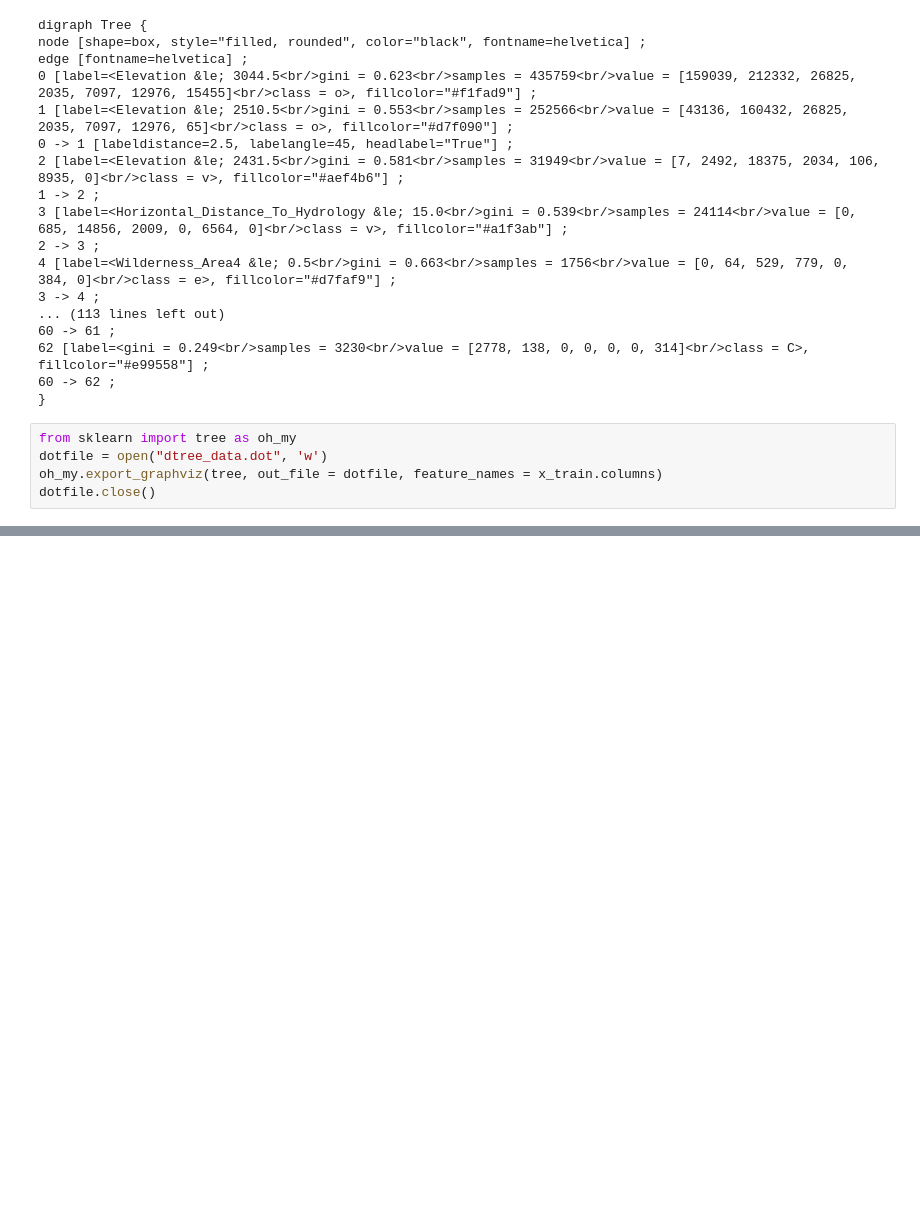
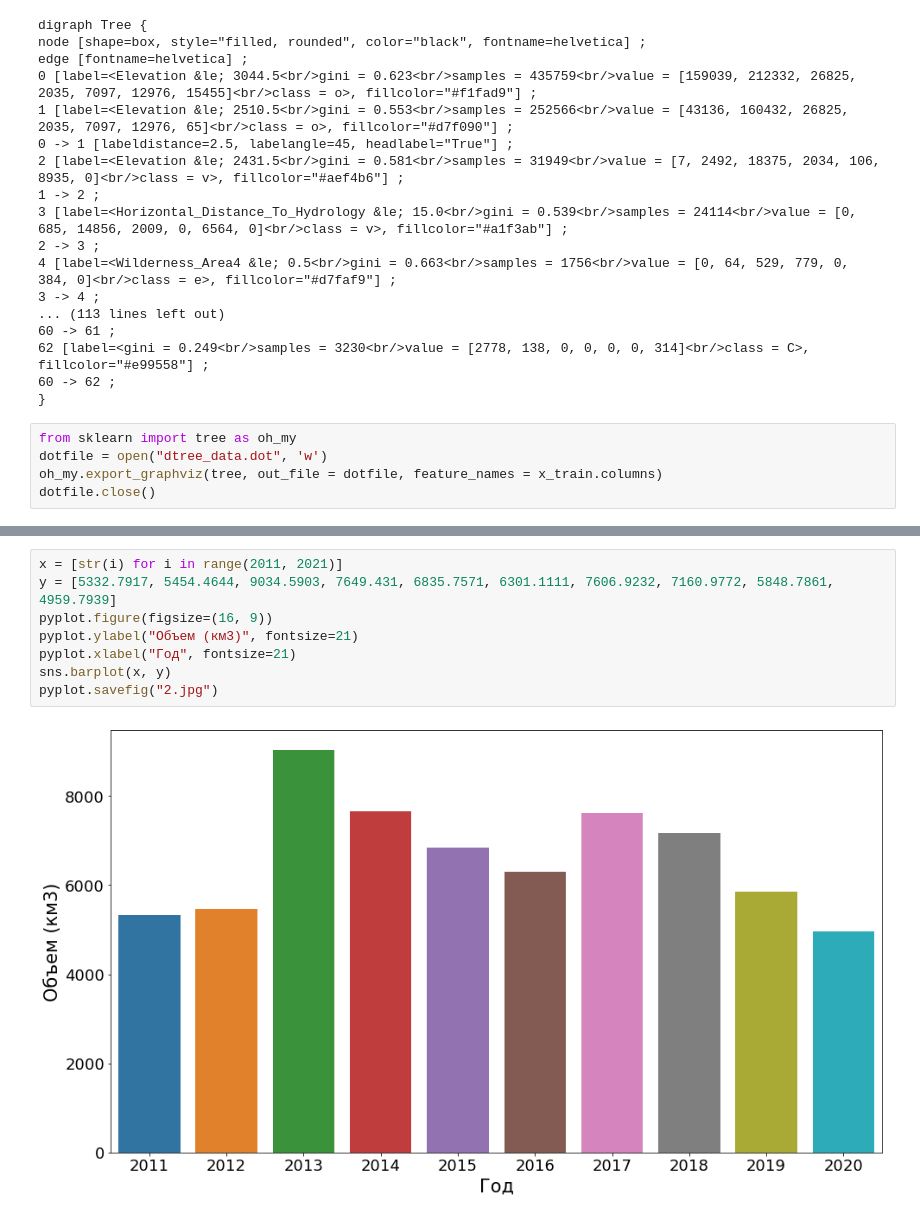
Before and after one commit to seryogasx/Diplom, a Jupyter notebook: forest/data1/second.ipynb, the cells around one changed output, grey strips where cells are left out. Saved outputs shown, nothing was run; the diff lists cells and outputs as text; blank space fills up the shorter version.

```diff
--- a/forest/data1/second.ipynb
+++ b/forest/data1/second.ipynb
@@ -349,0 +366,10 @@ data.groupby(ct).count()
+# %%
+x = [str(i) for i in range(2011, 2021)]
+y = [5332.7917, 5454.4644, 9034.5903, 7649.431, 6835.7571, 6301.1111, 7606.9232, 7160.9772, 5848.7861, 4959.7939]
+pyplot.figure(figsize=(16, 9))
+pyplot.ylabel("Объем (км3)", fontsize=21)
+pyplot.xlabel("Год", fontsize=21)
+sns.barplot(x, y)
+pyplot.savefig("2.jpg")
+# %% [output]
+[figure, added]
```
Also changed, not shown: parts of 11 cells of this notebook, 2 other files.
